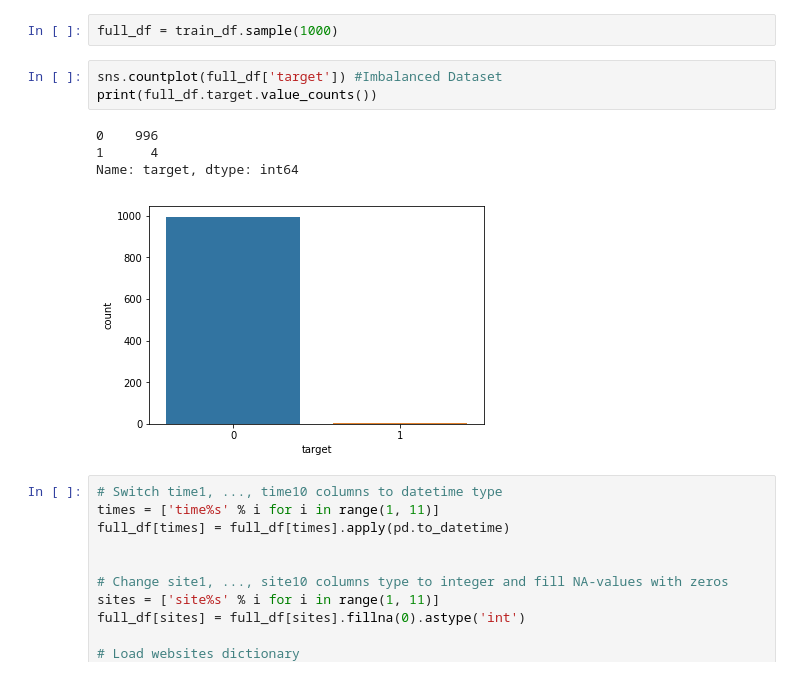
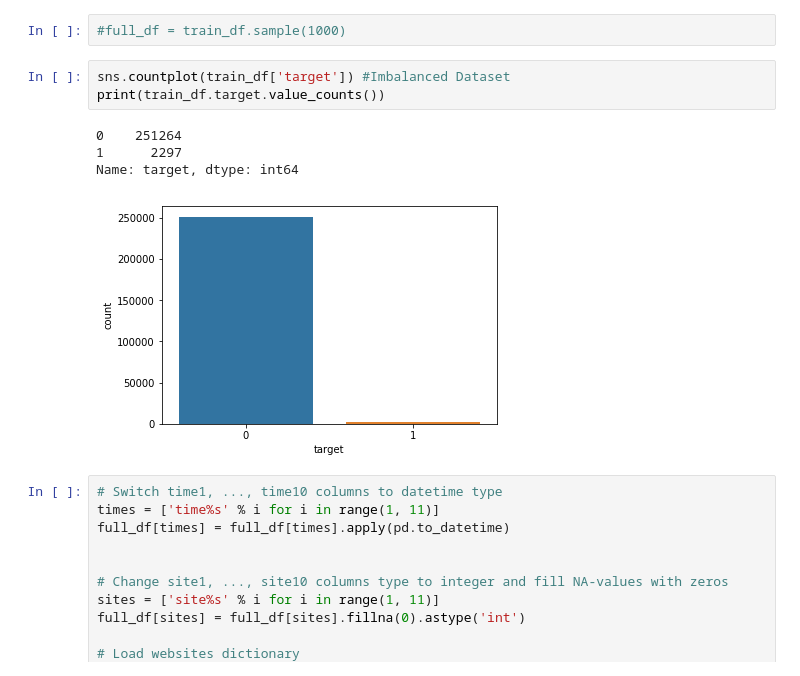
Before and after one commit to domci/mlcourse.ai, a Jupyter notebook: jupyter_english/assignments_fall2018/kaggle/kaggle_Catch-Me-If-You-Can/Catch Me If You Can.ipynb, the cells around one changed output. Drawn from its saved outputs; the diff is of its cells as text.

```diff
--- a/jupyter_english/assignments_fall2018/kaggle/kaggle_Catch-Me-If-You-Can/Catch Me If You Can.ipynb
+++ b/jupyter_english/assignments_fall2018/kaggle/kaggle_Catch-Me-If-You-Can/Catch Me If You Can.ipynb
@@ -49,13 +49,13 @@ full_df.head()
 # %%
-full_df = train_df.sample(1000)
+#full_df = train_df.sample(1000)
 # %%
-sns.countplot(full_df['target']) #Imbalanced Dataset
-print(full_df.target.value_counts())
+sns.countplot(train_df['target']) #Imbalanced Dataset
+print(train_df.target.value_counts())
 # %% [output]
-0    996
-1      4
+0    251264
+1      2297
 Name: target, dtype: int64
-[figure, old version]
+[figure, new version]
 # %%
 # Switch time1, ..., time10 columns to datetime type
 times = ['time%s' % i for i in range(1, 11)]
```
Also changed, not shown: parts of 19 cells of this notebook.
